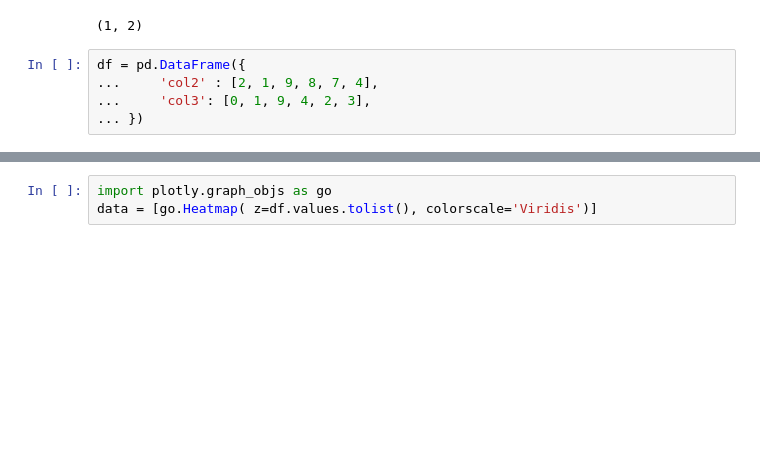
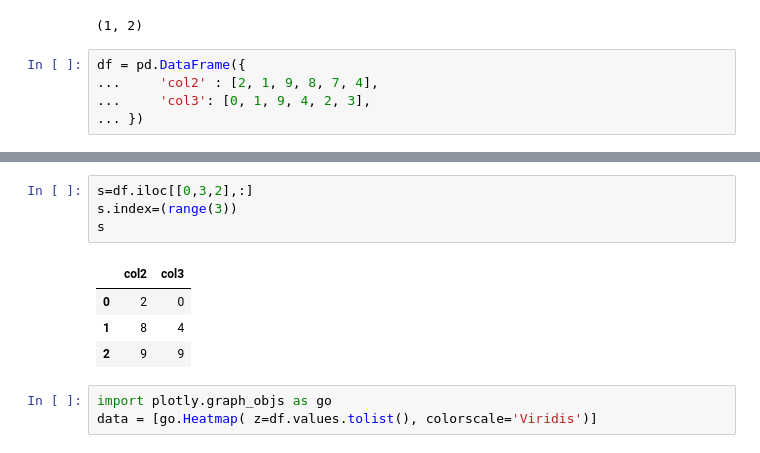
Before and after one commit to yuuch/MVP, a Jupyter notebook: read_metadata_test.ipynb, the cells around one changed output, grey strips where cells are left out. Cells and saved outputs as stored; diff of their text form; blank space fills up the shorter version.

```diff
--- a/read_metadata_test.ipynb
+++ b/read_metadata_test.ipynb
@@ -144,3 +140,12 @@ df = pd.DataFrame({
+# %%
+s=df.iloc[[0,3,2],:]
+s.index=(range(3))
+s
+# %% [output]
+|  | col2 | col3 |
+| 0 | 2 | 0 |
+| 1 | 8 | 4 |
+| 2 | 9 | 9 |
 # %%
 import plotly.graph_objs as go
 data = [go.Heatmap( z=df.values.tolist(), colorscale='Viridis')]
```
Also changed, not shown: parts of 12 cells of this notebook, 3 other files.
